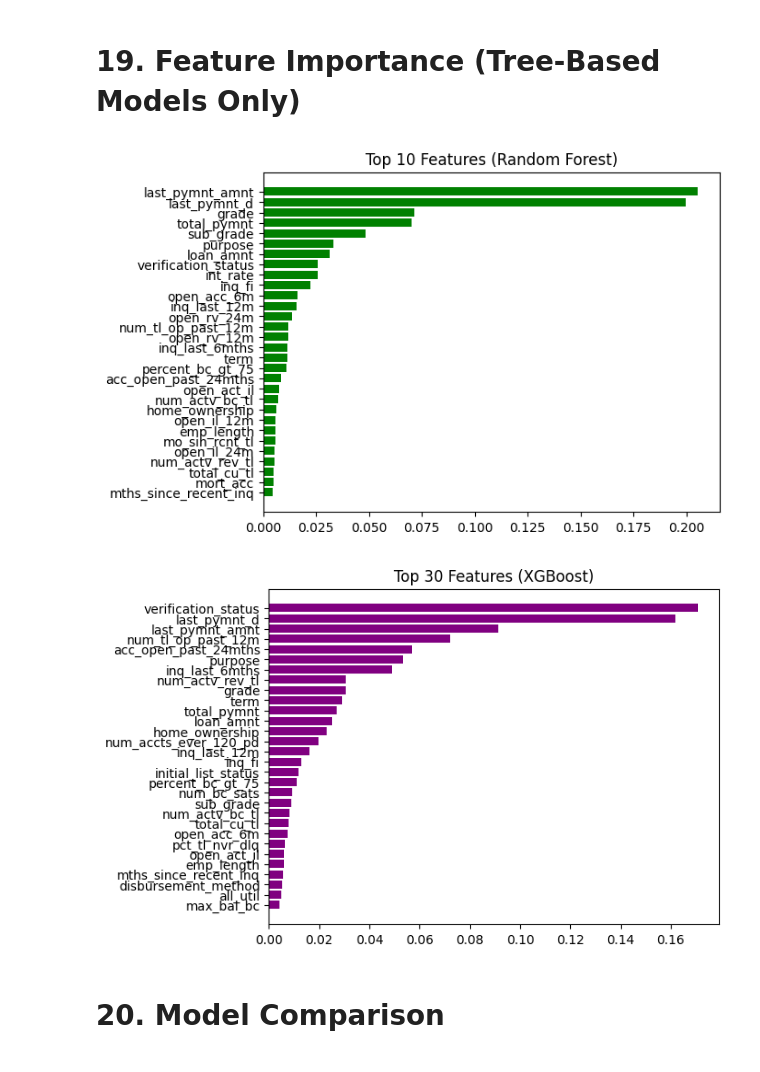
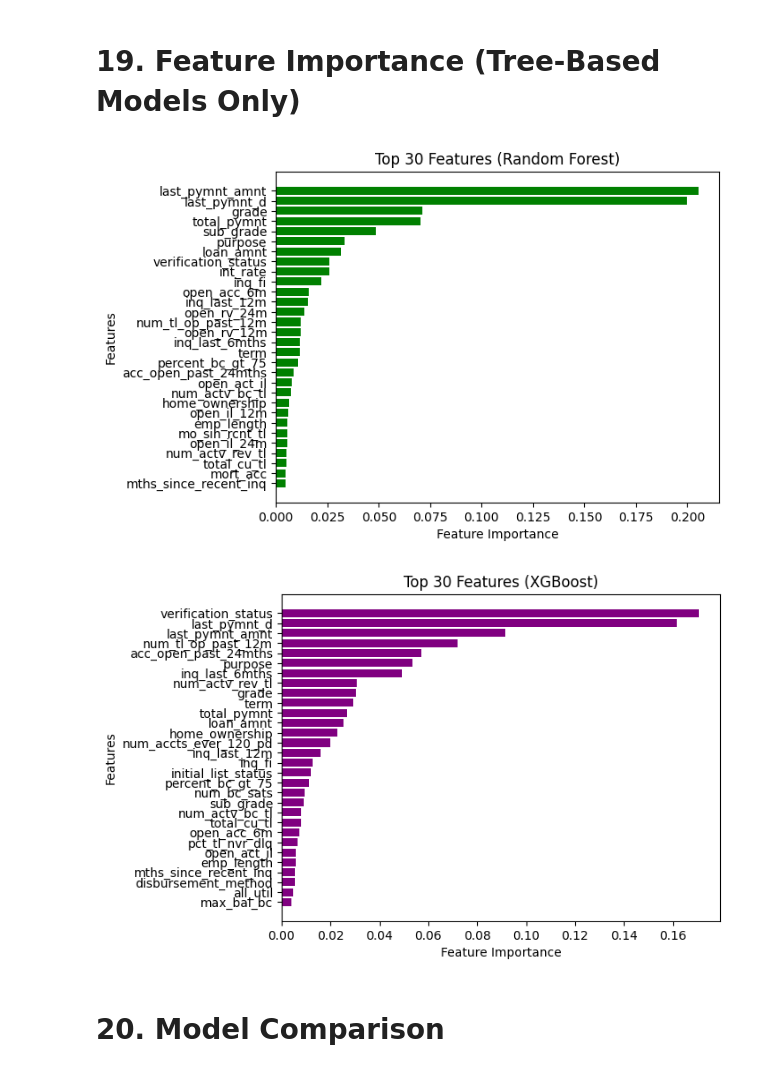
Before and after one commit to jerryorajekwe/Predicting-Loan-Default-Risk-with-Machine-Learning-Models, a Jupyter notebook: loandefaultworkings.ipynb, the cells around one changed output. Cells and saved outputs as stored; diff of their text form; code cells hidden in the pictures.

```diff
--- a/loandefaultworkings.ipynb
+++ b/loandefaultworkings.ipynb
@@ -794,22 +794,30 @@ plt.show()
 # %% [markdown]
 # **19. Feature Importance (Tree-Based Models Only)**
 # %%
+# Random Forest Feature Importances with Axis Labels
 importances_rf = random_search_rf.best_estimator_.feature_importances_
 indices_rf = importances_rf.argsort()[-30:]  # Top 30 features
+
 plt.barh(range(len(indices_rf)), importances_rf[indices_rf], color="green", align="center")
-plt.yticks(range(len(indices_rf)), [X_train.columns[i] for i in indices_rf])
+plt.yticks(range(len(indices_rf)), [X_train.columns[i] for i in indices_rf])  # Feature names
+plt.xlabel("Feature Importance")  # Label for x-axis
+plt.ylabel("Features")  # Label for y-axis
 plt.title("Top 30 Features (Random Forest)")
 plt.show()
 
+# XGBoost Feature Importances with Axis Labels
 importances_xgb = random_search_xgb.best_estimator_.feature_importances_
-indices_xgb = importances_xgb.argsort()[-30:]  # Top 10 features
+indices_xgb = importances_xgb.argsort()[-30:]  # Top 30 features
+
 plt.barh(range(len(indices_xgb)), importances_xgb[indices_xgb], color="purple", align="center")
-plt.yticks(range(len(indices_xgb)), [X_train.columns[i] for i in indices_xgb])
+plt.yticks(range(len(indices_xgb)), [X_train.columns[i] for i in indices_xgb])  # Feature names
+plt.xlabel("Feature Importance")  # Label for x-axis
+plt.ylabel("Features")  # Label for y-axis
 plt.title("Top 30 Features (XGBoost)")
 plt.show()
 # %% [output]
-[figure, old version]
+[figure, new version]
-[figure, old version]
+[figure, new version]
 # %% [markdown]
 # **20. Model Comparison**
 # %%
```
Also changed, not shown: parts of 5 cells of this notebook.
